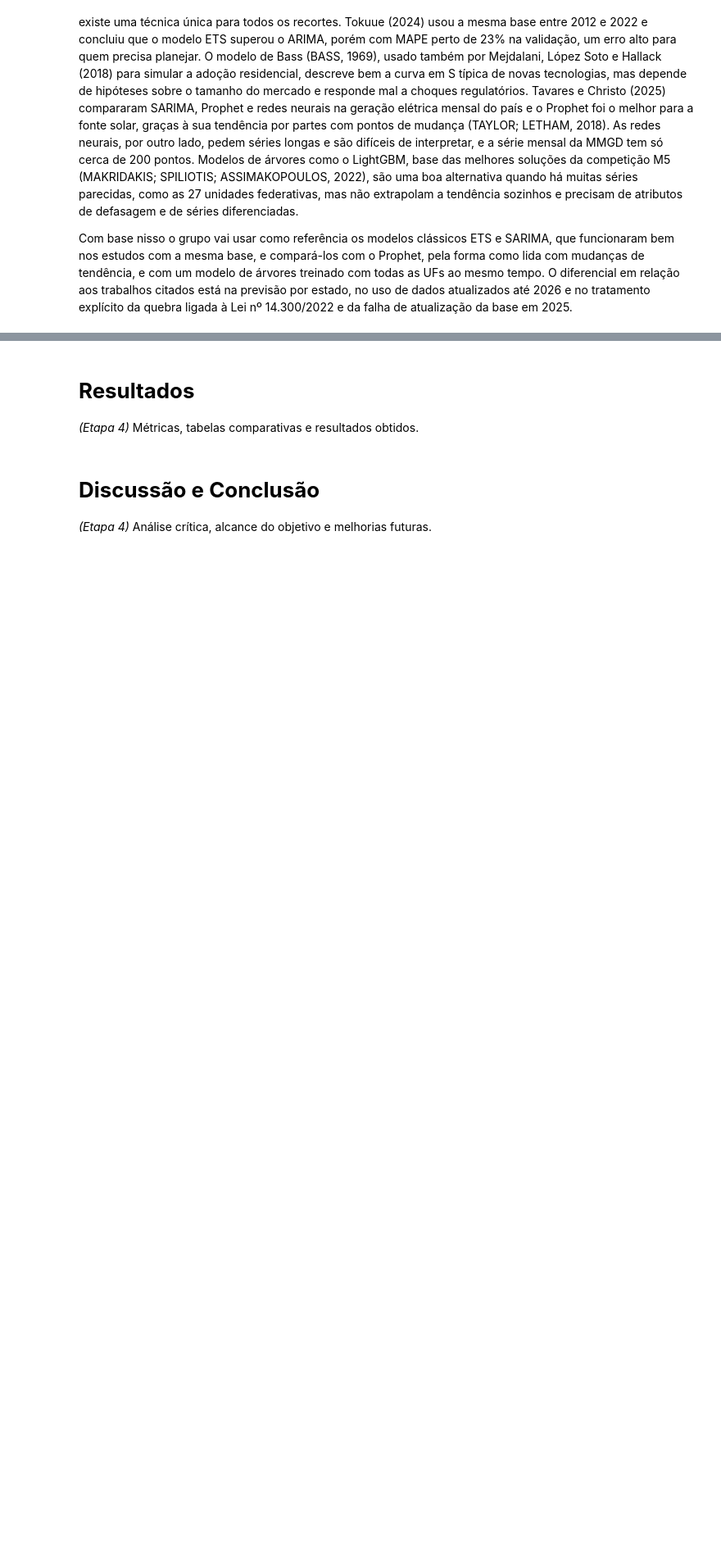
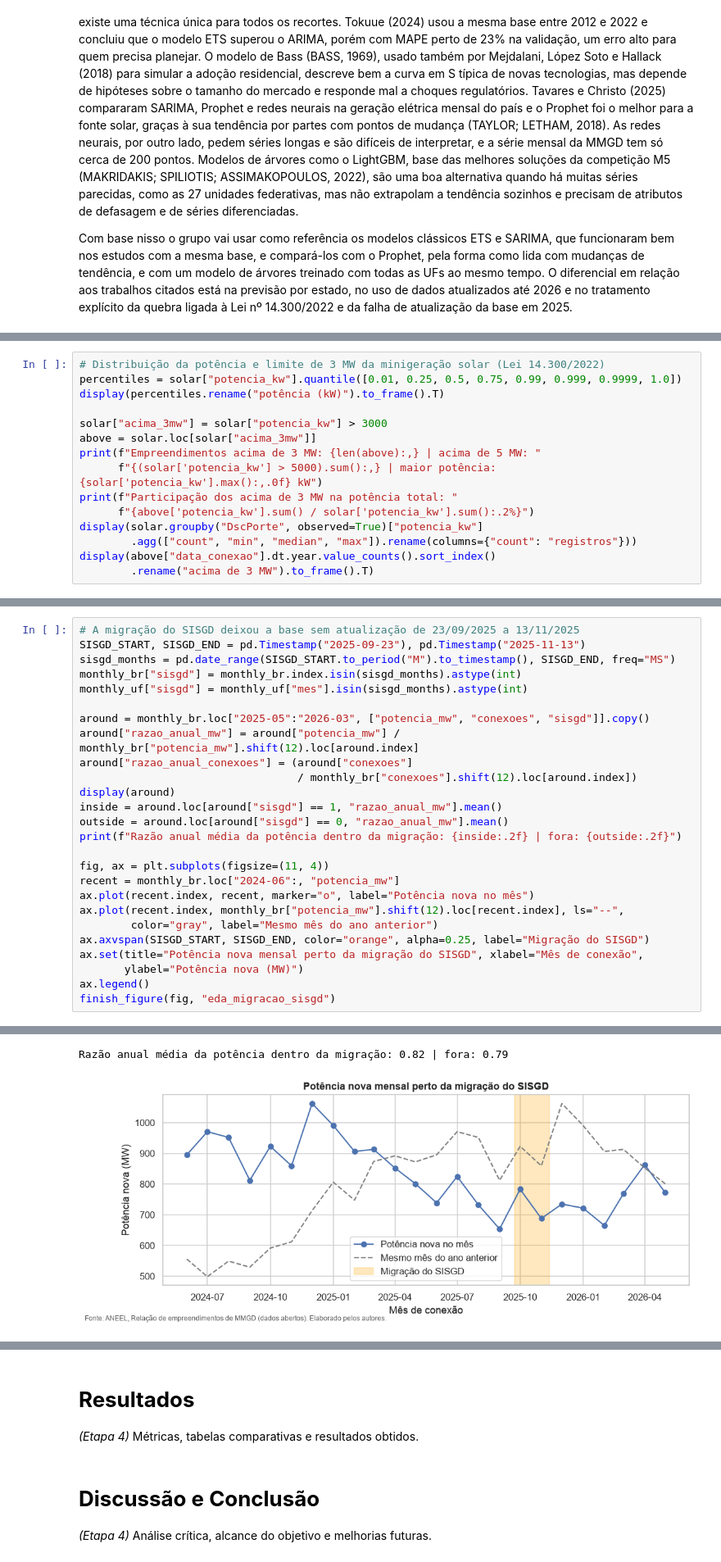
Before and after one commit to EnzoFerroni/projeto-aplicado-iv-energia-solar, a Jupyter notebook: notebooks/projeto_aplicado_IV_doc.ipynb, the cells around one changed output, grey strips where cells are left out. Shown at 82% size. Saved outputs shown, nothing was run; the diff lists cells and outputs as text; blank space fills up the shorter version.

Commit message:
feat: etapa 3 - EDA, pré-processamento e modelos base (ETS e SARIMA)

```diff
--- a/notebooks/projeto_aplicado_IV_doc.ipynb
+++ b/notebooks/projeto_aplicado_IV_doc.ipynb
@@ -257,0 +483,15 @@ As seções abaixo serão preenchidas nas Etapas 3 e 4 e estão mantidas aqui pa
+# %%
+# Distribuição da potência e limite de 3 MW da minigeração solar (Lei 14.300/2022)
+percentiles = solar["potencia_kw"].quantile([0.01, 0.25, 0.5, 0.75, 0.99, 0.999, 0.9999, 1.0])
+display(percentiles.rename("potência (kW)").to_frame().T)
+
+solar["acima_3mw"] = solar["potencia_kw"] > 3000
+above = solar.loc[solar["acima_3mw"]]
+print(f"Empreendimentos acima de 3 MW: {len(above):,} | acima de 5 MW: "
+      f"{(solar['potencia_kw'] > 5000).sum():,} | maior potência: {solar['potencia_kw'].max():,.0f} kW")
+print(f"Participação dos acima de 3 MW na potência total: "
+      f"{above['potencia_kw'].sum() / solar['potencia_kw'].sum():.2%}")
+display(solar.groupby("DscPorte", observed=True)["potencia_kw"]
+        .agg(["count", "min", "median", "max"]).rename(columns={"count": "registros"}))
+display(above["data_conexao"].dt.year.value_counts().sort_index()
+        .rename("acima de 3 MW").to_frame().T)
@@ -257,0 +588,27 @@ As seções abaixo serão preenchidas nas Etapas 3 e 4 e estão mantidas aqui pa
+# %%
+# A migração do SISGD deixou a base sem atualização de 23/09/2025 a 13/11/2025
+SISGD_START, SISGD_END = pd.Timestamp("2025-09-23"), pd.Timestamp("2025-11-13")
+sisgd_months = pd.date_range(SISGD_START.to_period("M").to_timestamp(), SISGD_END, freq="MS")
+monthly_br["sisgd"] = monthly_br.index.isin(sisgd_months).astype(int)
+monthly_uf["sisgd"] = monthly_uf["mes"].isin(sisgd_months).astype(int)
+
+around = monthly_br.loc["2025-05":"2026-03", ["potencia_mw", "conexoes", "sisgd"]].copy()
+around["razao_anual_mw"] = around["potencia_mw"] / monthly_br["potencia_mw"].shift(12).loc[around.index]
+around["razao_anual_conexoes"] = (around["conexoes"]
+                                  / monthly_br["conexoes"].shift(12).loc[around.index])
+display(around)
+inside = around.loc[around["sisgd"] == 1, "razao_anual_mw"].mean()
+outside = around.loc[around["sisgd"] == 0, "razao_anual_mw"].mean()
+print(f"Razão anual média da potência dentro da migração: {inside:.2f} | fora: {outside:.2f}")
+
+fig, ax = plt.subplots(figsize=(11, 4))
+recent = monthly_br.loc["2024-06":, "potencia_mw"]
+ax.plot(recent.index, recent, marker="o", label="Potência nova no mês")
+ax.plot(recent.index, monthly_br["potencia_mw"].shift(12).loc[recent.index], ls="--",
+        color="gray", label="Mesmo mês do ano anterior")
+ax.axvspan(SISGD_START, SISGD_END, color="orange", alpha=0.25, label="Migração do SISGD")
+ax.set(title="Potência nova mensal perto da migração do SISGD", xlabel="Mês de conexão",
+       ylabel="Potência nova (MW)")
+ax.legend()
+finish_figure(fig, "eda_migracao_sisgd")
+# %% [output]
@@ -257,0 +628,2 @@ As seções abaixo serão preenchidas nas Etapas 3 e 4 e estão mantidas aqui pa
+Razão anual média da potência dentro da migração: 0.82 | fora: 0.79
+[figure, added]
```
Also changed, not shown: parts of 74 cells of this notebook, 19 other files.
